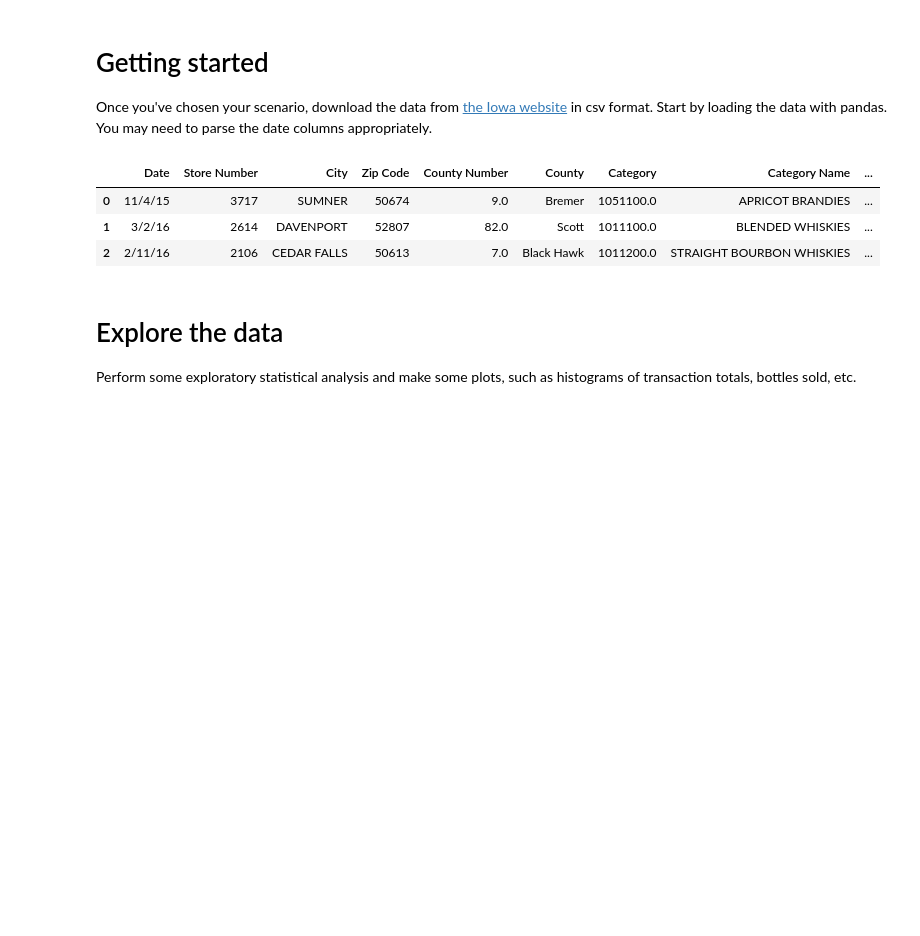
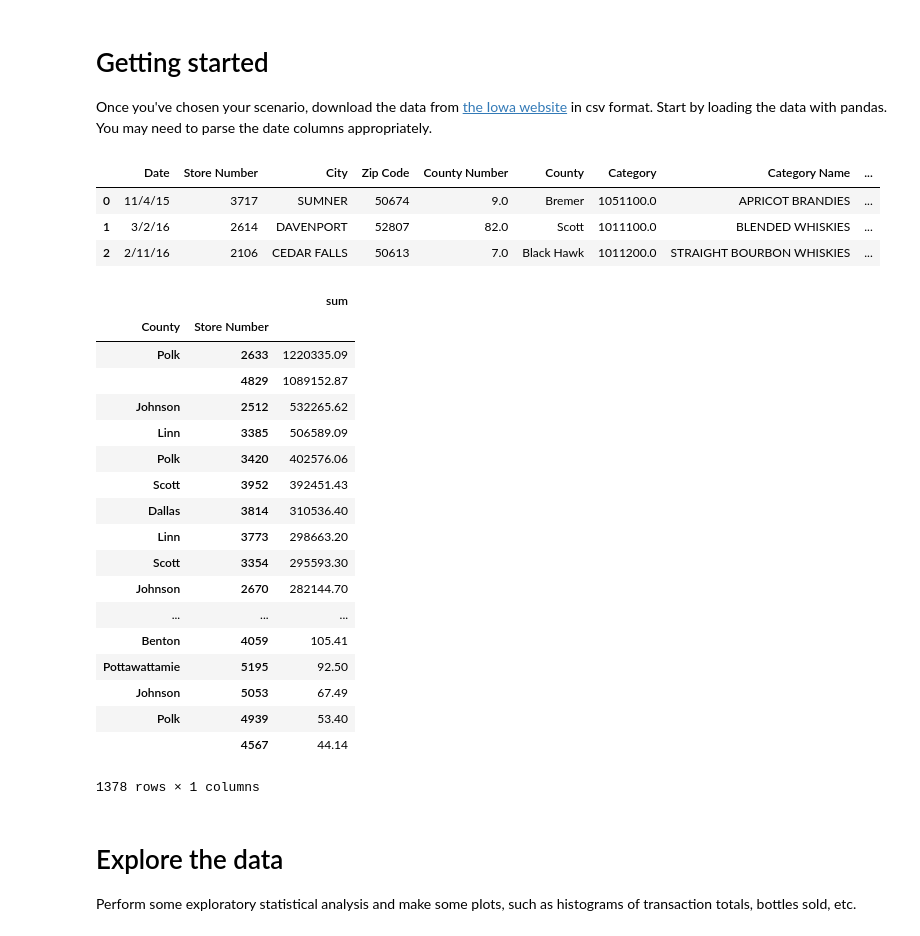
Before and after one commit to samjfalk/-GA-DSI, a Jupyter notebook: Project 3 Starter Code - Doug.ipynb, the cells around one changed output. Cells and saved outputs as stored; diff of their text form; code cells hidden in the pictures; blank space fills up the shorter version.

```diff
--- a/Project 3 Starter Code - Doug.ipynb
+++ b/Project 3 Starter Code - Doug.ipynb
@@ -39,9 +39,31 @@ djs_by_location = djs.groupby(['County', 'City', 'Zip Code'])['Sale (Dollars)'].
 # djsitem = djs_profit_by_item
 # djsitem.sort_values('mean', ascending= False)
 # %%
-# ##Total Sales by Store in Each County
-# djs_by_store = djs.groupby(['County', 'Store Number'])['Sale (Dollars)'].agg(([np.sum]))
-# djs_by_store.sort_values('sum', ascending= False)
+##Total Sales by Store in Each County
+djs_by_store = djs.groupby(['County', 'Store Number'])['Sale (Dollars)'].agg(([np.sum]))
+djs_by_store.sort_values('sum', ascending= False)
+# djs_by_store_dropped = djs_by_store.drop_duplicates(keep='first').reset_index(drop=True)
+# djs_by_store
+# %% [output]
+|  |  | sum |
+| County | Store Number |  |
+| Polk | 2633 | 1220335.09 |
+|  | 4829 | 1089152.87 |
+| Johnson | 2512 | 532265.62 |
+| Linn | 3385 | 506589.09 |
+| Polk | 3420 | 402576.06 |
+| Scott | 3952 | 392451.43 |
+| Dallas | 3814 | 310536.40 |
+| Linn | 3773 | 298663.20 |
+| Scott | 3354 | 295593.30 |
+| Johnson | 2670 | 282144.70 |
+| ... | ... | ... |
+| Benton | 4059 | 105.41 |
+| Pottawattamie | 5195 | 92.50 |
+| Johnson | 5053 | 67.49 |
+| Polk | 4939 | 53.40 |
+|  | 4567 | 44.14 |
+1378 rows × 1 columns
 # %%
 # # djs_sales_by_store = djs.groupby(['County', 'Store Number'])['Sale (Dollars)'].sum()
 # # #djs_sales_by_store.sort_values('Sale (Dollars)', ascending= False)
```
Also changed, not shown: parts of 10 cells of this notebook.
